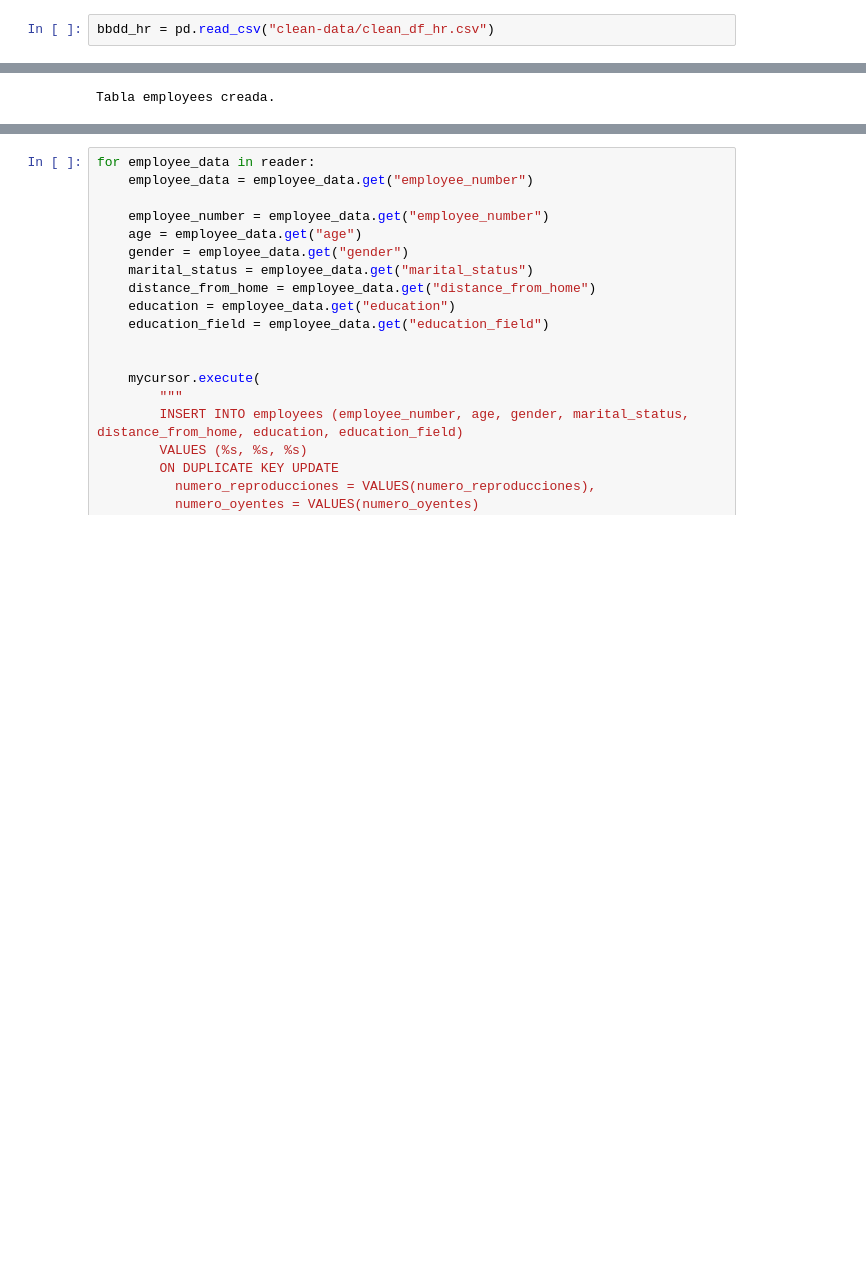
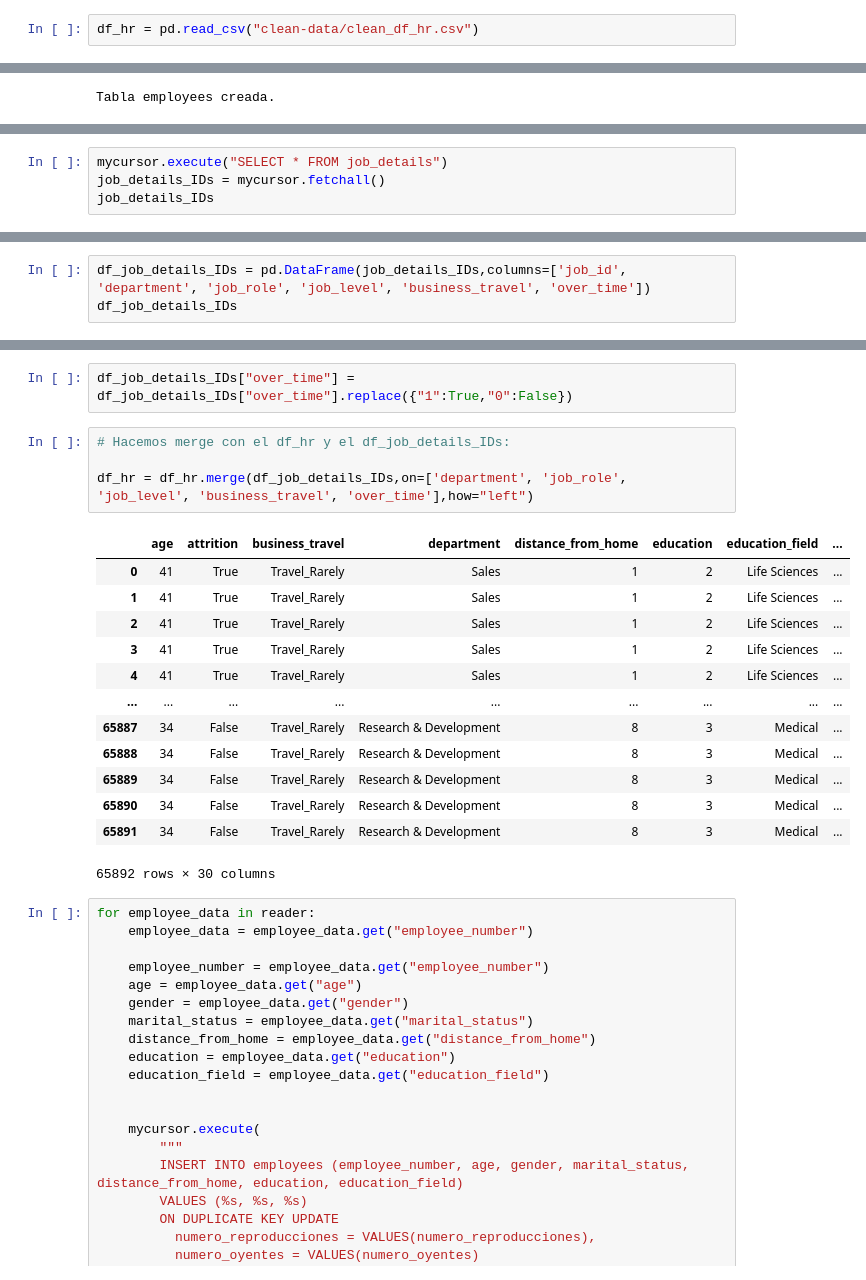
Before and after one commit to eva5ferrer/project-da-promo-63-modulo-3-team-1, a Jupyter notebook: fase-4-bbdd.ipynb, the cells around one changed output, grey strips where cells are left out. Saved outputs shown, nothing was run; the diff lists cells and outputs as text; blank space fills up the shorter version.

```diff
--- a/fase-4-bbdd.ipynb
+++ b/fase-4-bbdd.ipynb
@@ -6,7 +6,7 @@ from mysql.connector import errorcode
 import pandas as pd
 import csv
 # %%
-bbdd_hr = pd.read_csv("clean-data/clean_df_hr.csv")
+df_hr = pd.read_csv("clean-data/clean_df_hr.csv")
 # %%
 with open("clean-data/clean_df_hr.csv", newline="", encoding="utf-8") as csvfile:     # usamos rutas relativas para para asegurar portabilidad y evitar dependencias del entorno local
     reader = csv.DictReader(csvfile)
@@ -177,0 +253,4 @@ Tabla employees creada.
+# %%
+mycursor.execute("SELECT * FROM job_details")
+job_details_IDs = mycursor.fetchall()
+job_details_IDs
@@ -177,0 +279,3 @@ Tabla employees creada.
+# %%
+df_job_details_IDs = pd.DataFrame(job_details_IDs,columns=['job_id', 'department', 'job_role', 'job_level', 'business_travel', 'over_time'])
+df_job_details_IDs
@@ -178,3 +328,23 @@ Tabla employees creada.
+# %%
+df_job_details_IDs["over_time"] = df_job_details_IDs["over_time"].replace({"1":True,"0":False})
+# %%
+# Hacemos merge con el df_hr y el df_job_details_IDs:
+
+df_hr = df_hr.merge(df_job_details_IDs,on=['department', 'job_role', 'job_level', 'business_travel', 'over_time'],how="left")
+# %% [output]
+|  | age | attrition | business_travel | department | distance_from_home | education | education_field | ... |
+| 0 | 41 | True | Travel_Rarely | Sales | 1 | 2 | Life Sciences | ... |
+| 1 | 41 | True | Travel_Rarely | Sales | 1 | 2 | Life Sciences | ... |
+| 2 | 41 | True | Travel_Rarely | Sales | 1 | 2 | Life Sciences | ... |
+| 3 | 41 | True | Travel_Rarely | Sales | 1 | 2 | Life Sciences | ... |
+| 4 | 41 | True | Travel_Rarely | Sales | 1 | 2 | Life Sciences | ... |
+| ... | ... | ... | ... | ... | ... | ... | ... | ... |
+| 65887 | 34 | False | Travel_Rarely | Research & Development | 8 | 3 | Medical | ... |
+| 65888 | 34 | False | Travel_Rarely | Research & Development | 8 | 3 | Medical | ... |
+| 65889 | 34 | False | Travel_Rarely | Research & Development | 8 | 3 | Medical | ... |
+| 65890 | 34 | False | Travel_Rarely | Research & Development | 8 | 3 | Medical | ... |
+| 65891 | 34 | False | Travel_Rarely | Research & Development | 8 | 3 | Medical | ... |
+65892 rows × 30 columns
 # %%
 for employee_data in reader:
     employee_data = employee_data.get("employee_number")
```
Also changed, not shown: parts of 21 cells of this notebook, 5 other files.
